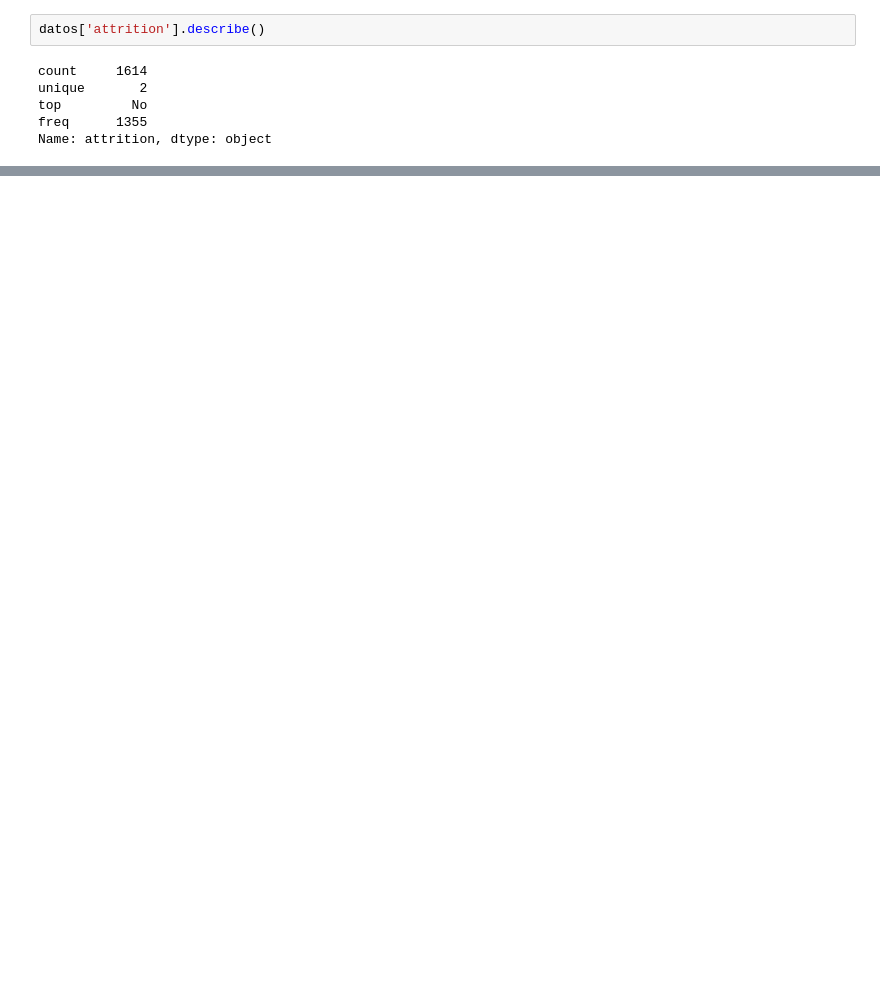
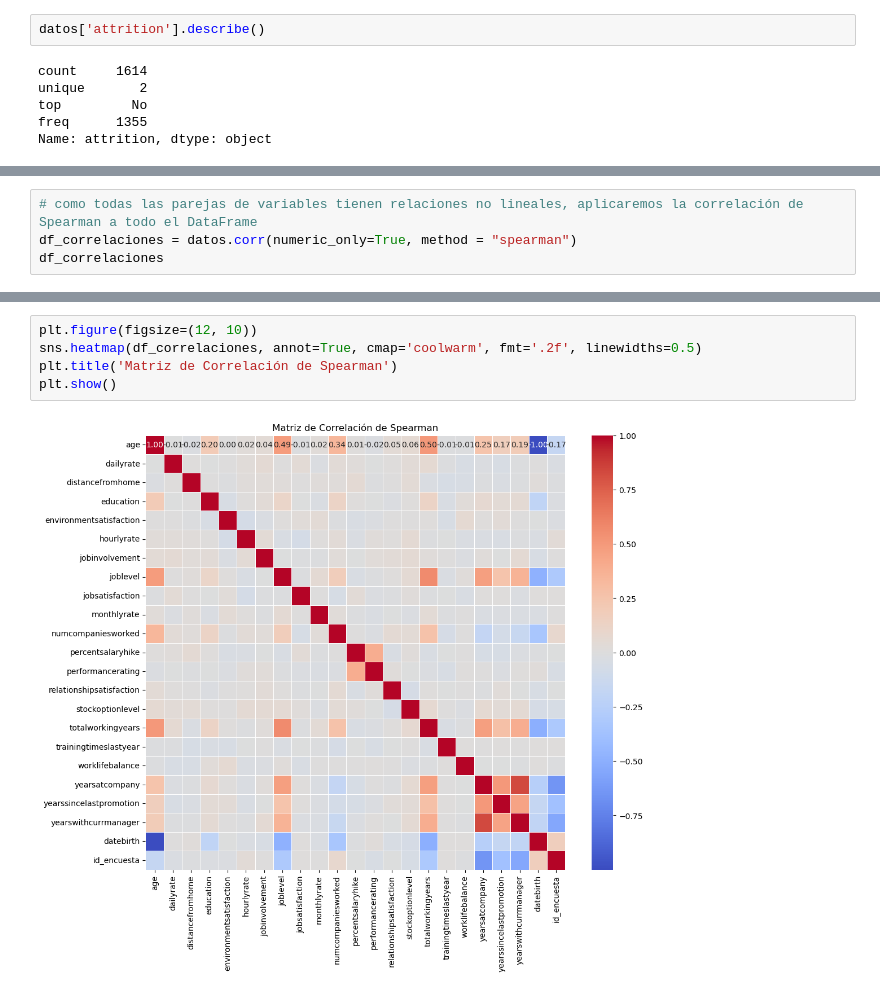
Before and after one commit to laural87/project-da-promo-I-modulo-3-team-2, a Jupyter notebook: Fase2_visualizaciones.ipynb, the cells around one changed output, grey strips where cells are left out. Cells and saved outputs as stored; diff of their text form; blank space fills up the shorter version.

Commit message:
Add new visualizations

```diff
--- a/Fase2_visualizaciones.ipynb
+++ b/Fase2_visualizaciones.ipynb
@@ -93,0 +195,4 @@ Name: attrition, dtype: object
+# %%
+# como todas las parejas de variables tienen relaciones no lineales, aplicaremos la correlación de Spearman a todo el DataFrame
+df_correlaciones = datos.corr(numeric_only=True, method = "spearman")
+df_correlaciones
@@ -93,0 +217,7 @@ Name: attrition, dtype: object
+# %%
+plt.figure(figsize=(12, 10))
+sns.heatmap(df_correlaciones, annot=True, cmap='coolwarm', fmt='.2f', linewidths=0.5)
+plt.title('Matriz de Correlación de Spearman')
+plt.show()
+# %% [output]
+[figure, added]
```
Also changed, not shown: parts of 27 cells of this notebook.
